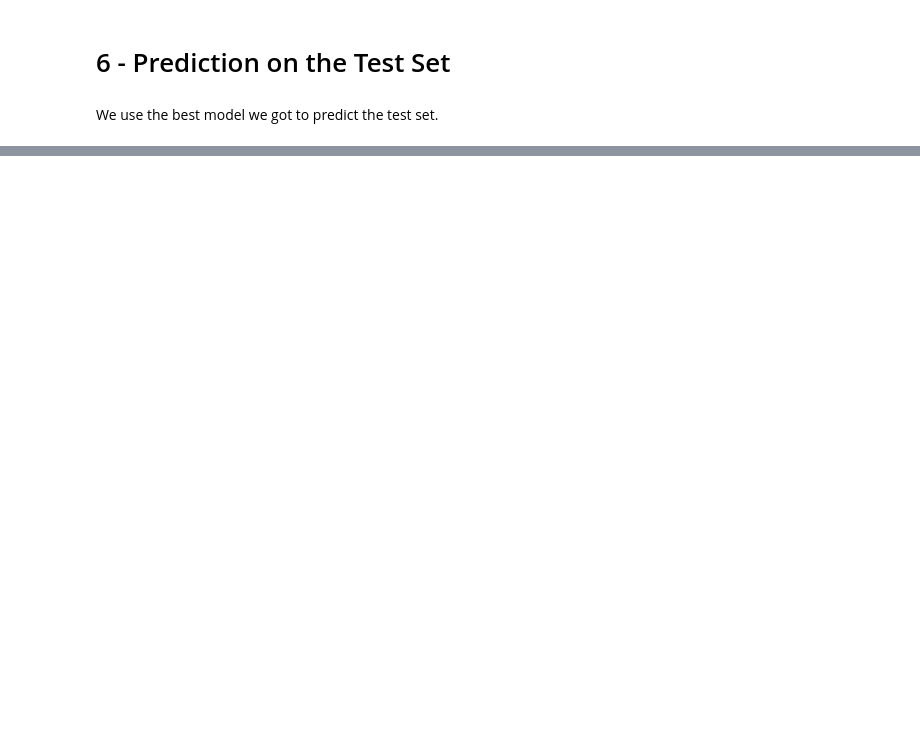
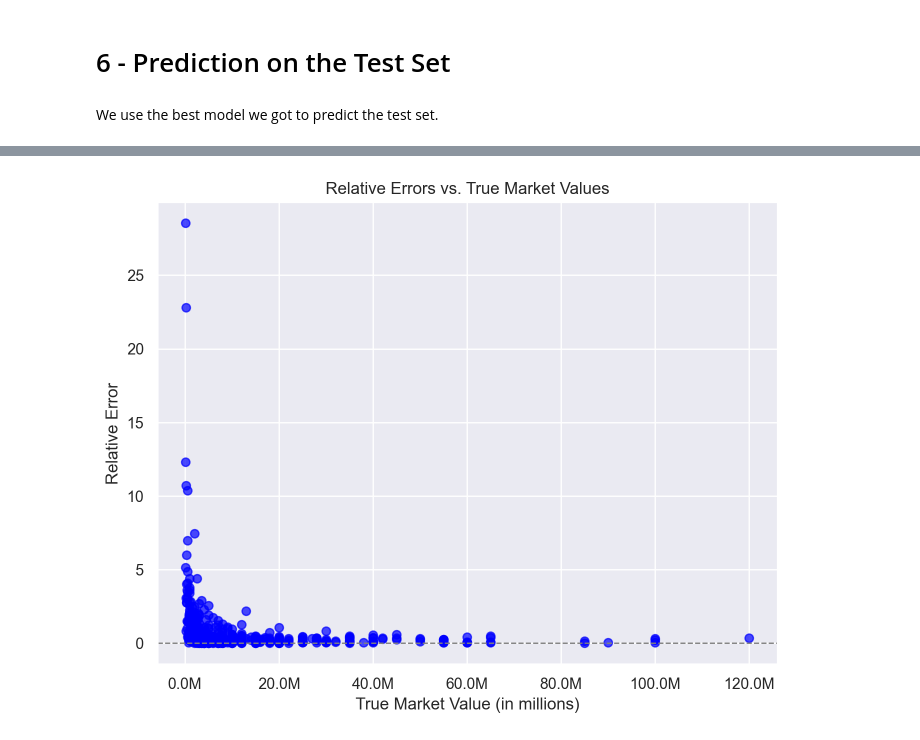
Before and after one commit to Akulla-A/Football_regression, a Jupyter notebook: main.ipynb, the cells around one changed output, grey strips where cells are left out. Cells and saved outputs as stored; diff of their text form; code cells hidden in the pictures; blank space fills up the shorter version.

```diff
--- a/main.ipynb
+++ b/main.ipynb
@@ -618,0 +676,19 @@ The Mean Absolute Error gives us an idea of the error made on average by our mod
+# %%
+def compute_confidence_interval(data, alpha=0.05):
+    n = len(data)
+    sample_mean = np.mean(data)
+    sample_std = np.std(data, ddof=1) # ddof stands for degrees of freedom, we use it to divide by n-1 instead of n
+    standard_error = sample_std / np.sqrt(n)
+
+    t_critical = t.ppf(1 - alpha/2, df=n-1)
+    margin_of_error = t_critical * standard_error
+
+    # Confidence interval
+    lower_bound = sample_mean - margin_of_error
+    upper_bound = sample_mean + margin_of_error
+
+    return lower_bound, upper_bound
+
+abs_errors = np.abs(y_test - y_pred)
+lower, upper = compute_confidence_interval(abs_errors, 0.05)
+print(f"Confidence Interval: [{lower:.0f}, {upper:.0f}]")
@@ -618,0 +703,16 @@ The Mean Absolute Error gives us an idea of the error made on average by our mod
+# %%
+# Calculate relative errors
+relative_errors = abs_errors / y_test  # Ensure y_test values are non-zero
+
+# Scatter plot of relative errors vs. true market values
+plt.figure(figsize=(8, 6))
+plt.scatter(y_test, relative_errors, alpha=0.7, color='blue')
+plt.axhline(y=0, color='gray', linestyle='--', linewidth=1)
+plt.title('Relative Errors vs. True Market Values')
+plt.xlabel('True Market Value (in millions)')
+plt.ylabel('Relative Error')
+plt.gca().xaxis.set_major_formatter(FuncFormatter(millions_formatter))
+plt.grid(True)
+plt.show()
+# %% [output]
+[figure, added]
```
Also changed, not shown: parts of 31 cells of this notebook.
